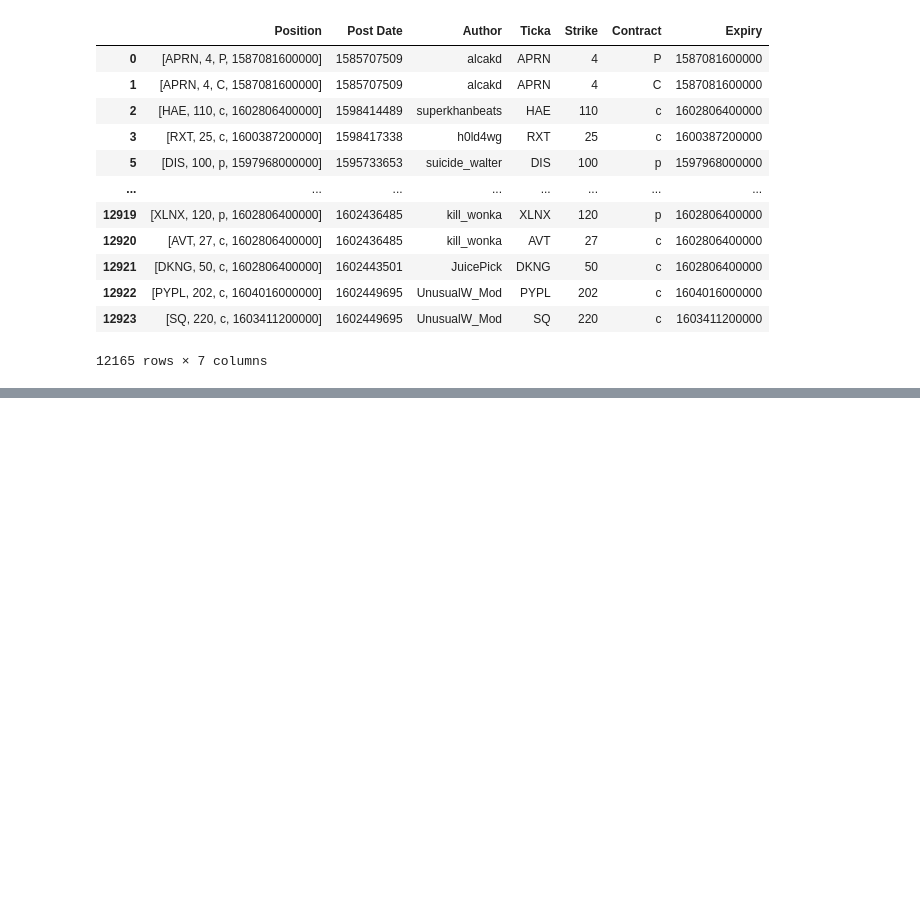
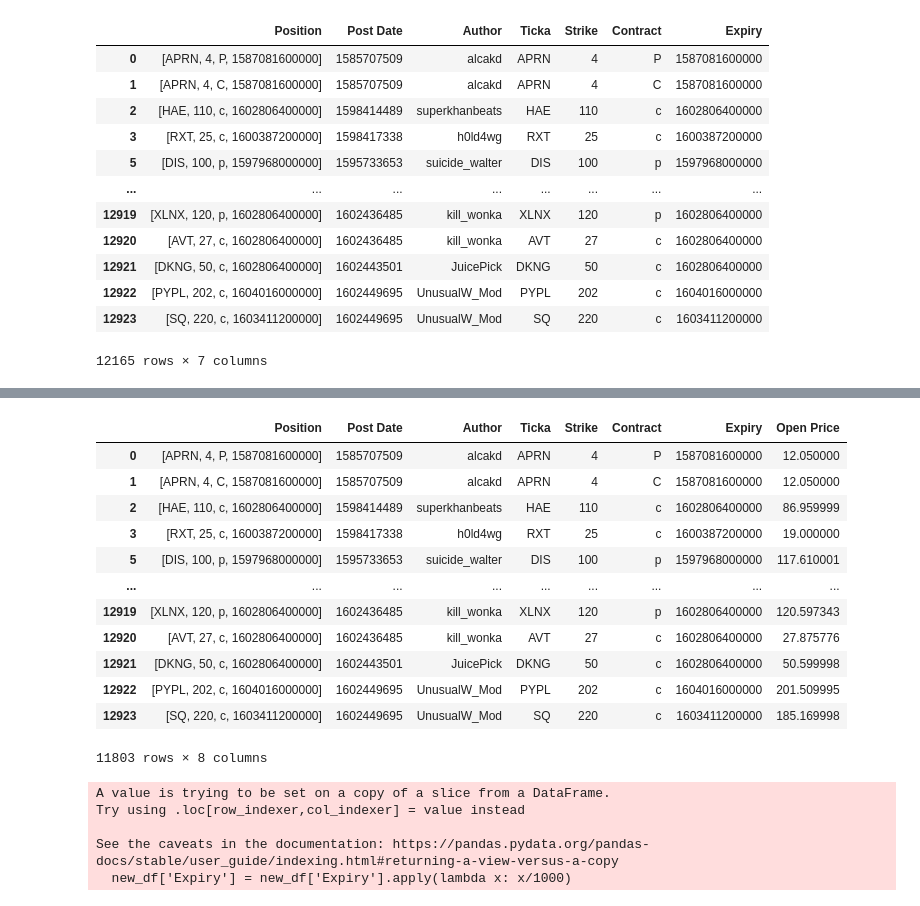
Before and after one commit to realjacoblinder/wsbanalysis, a Jupyter notebook: Phase 4 again.ipynb, the cells around one changed output, grey strips where cells are left out. Drawn from its saved outputs; the diff is of its cells as text; code cells hidden in the pictures; blank space fills up the shorter version.

```diff
--- a/Phase 4 again.ipynb
+++ b/Phase 4 again.ipynb
@@ -217,0 +234,16 @@ new_df
+# %%
+new_df[new_df['Open Price'] != -1]
+# %% [output]
+|  | Position | Post Date | Author | Ticka | Strike | Contract | Expiry | Open Price |
+| 0 | [APRN, 4, P, 1587081600000] | 1585707509 | alcakd | APRN | 4 | P | 1587081600000 | 12.050000 |
+| 1 | [APRN, 4, C, 1587081600000] | 1585707509 | alcakd | APRN | 4 | C | 1587081600000 | 12.050000 |
+| 2 | [HAE, 110, c, 1602806400000] | 1598414489 | superkhanbeats | HAE | 110 | c | 1602806400000 | 86.959999 |
+| 3 | [RXT, 25, c, 1600387200000] | 1598417338 | h0ld4wg | RXT | 25 | c | 1600387200000 | 19.000000 |
+| 5 | [DIS, 100, p, 1597968000000] | 1595733653 | suicide_walter | DIS | 100 | p | 1597968000000 | 117.610001 |
+| ... | ... | ... | ... | ... | ... | ... | ... | ... |
+| 12919 | [XLNX, 120, p, 1602806400000] | 1602436485 | kill_wonka | XLNX | 120 | p | 1602806400000 | 120.597343 |
+| 12920 | [AVT, 27, c, 1602806400000] | 1602436485 | kill_wonka | AVT | 27 | c | 1602806400000 | 27.875776 |
+| 12921 | [DKNG, 50, c, 1602806400000] | 1602443501 | JuicePick | DKNG | 50 | c | 1602806400000 | 50.599998 |
+| 12922 | [PYPL, 202, c, 1604016000000] | 1602449695 | UnusualW_Mod | PYPL | 202 | c | 1604016000000 | 201.509995 |
+| 12923 | [SQ, 220, c, 1603411200000] | 1602449695 | UnusualW_Mod | SQ | 220 | c | 1603411200000 | 185.169998 |
+11803 rows × 8 columns
@@ -218,2 +253,10 @@ new_df
+# %%
+new_df['Expiry'] = new_df['Expiry'].apply(lambda x: x/1000)
+# %% [output]
+A value is trying to be set on a copy of a slice from a DataFrame.
+Try using .loc[row_indexer,col_indexer] = value instead
+
+See the caveats in the documentation: https://pandas.pydata.org/pandas-docs/stable/user_guide/indexing.html#returning-a-view-versus-a-copy
+  new_df['Expiry'] = new_df['Expiry'].apply(lambda x: x/1000)
 # %%
 new_df['Close Price'] = new_df.apply(fill_close, axis = 1)
```
Also changed, not shown: parts of 8 cells of this notebook, 3 other files.
